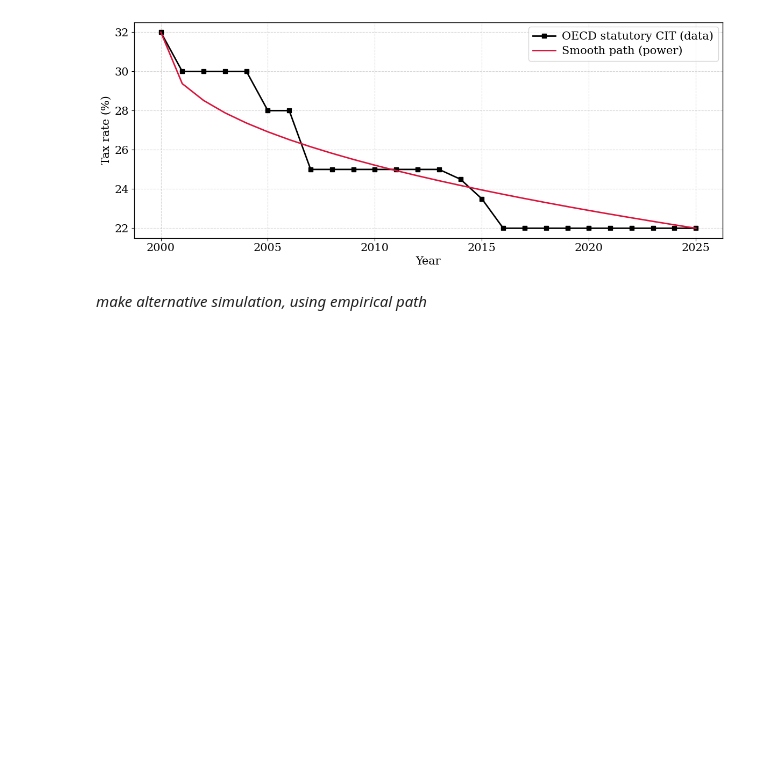
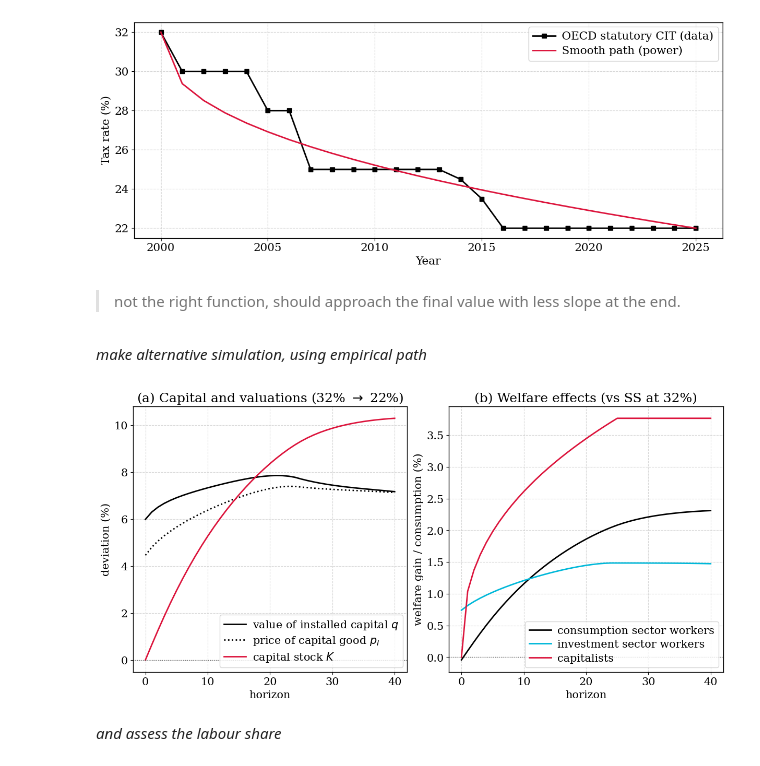
Before and after one commit to cfn368/ba_capinc, a Jupyter notebook: 3_interest_rate.ipynb, the cells around one changed output. Cells and saved outputs as stored; diff of their text form; code cells hidden in the pictures; blank space fills up the shorter version.

```diff
--- a/3_interest_rate.ipynb
+++ b/3_interest_rate.ipynb
@@ -68,5 +76,24 @@ plt.tight_layout()
 plt.show()
 # %% [output]
 [figure]
+# %% [markdown]
+> not the right function, should approach the final value with less slope at the end.
 # %% [markdown]
 *make alternative simulation, using empirical path*
+# %%
+# run
+m = CapIncModel()
+
+fig, axes, ss, sim, paths = simulation_2.plot_figure5_reform(
+    m,
+    T=40,
+    tau_ss=0.32,
+    tauT=0.22,
+    kappa=0.4
+)
+
+plt.show()
+# %% [output]
+[figure, added]
+# %% [markdown]
+*and assess the labour share*
```
Also changed, not shown: parts of 5 cells of this notebook, 6 other files.
